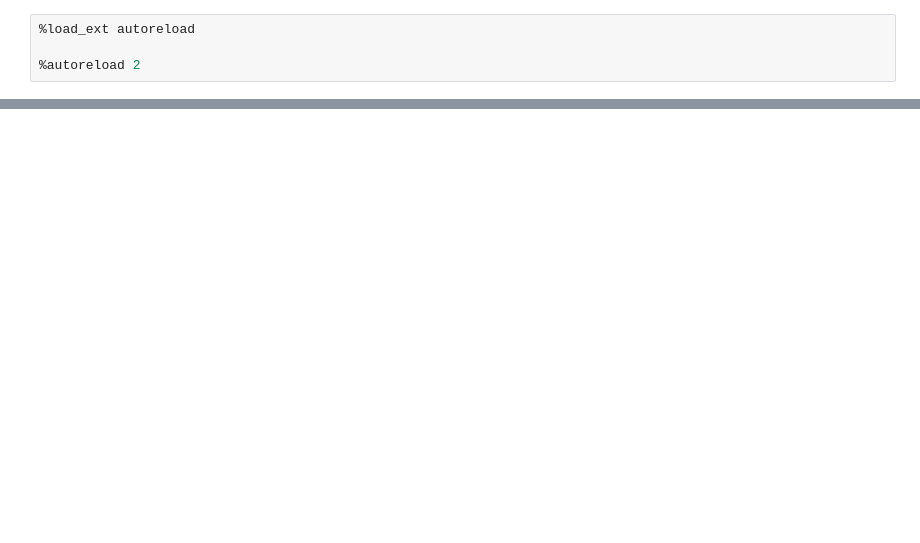
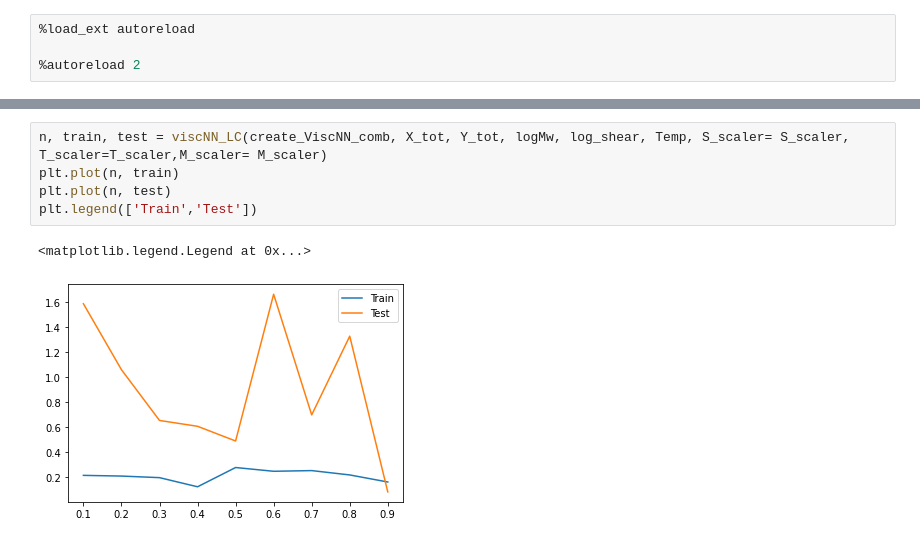
Before and after one commit to ajain300/Melt_Viscosity_Predictor, a Jupyter notebook: viscosityNN.ipynb, the cells around one changed output, grey strips where cells are left out. Cells and saved outputs as stored; diff of their text form; blank space fills up the shorter version.

```diff
--- a/viscosityNN.ipynb
+++ b/viscosityNN.ipynb
@@ -97,0 +101,8 @@ model = m[error.index(min(error))]
+# %%
+n, train, test = viscNN_LC(create_ViscNN_comb, X_tot, Y_tot, logMw, log_shear, Temp, S_scaler= S_scaler, T_scaler=T_scaler,M_scaler= M_scaler)
+plt.plot(n, train)
+plt.plot(n, test)
+plt.legend(['Train','Test'])
+# %% [output]
+<matplotlib.legend.Legend at 0x...>
+[figure, added]
```
Also changed, not shown: parts of 38 cells of this notebook, 12 other files.
